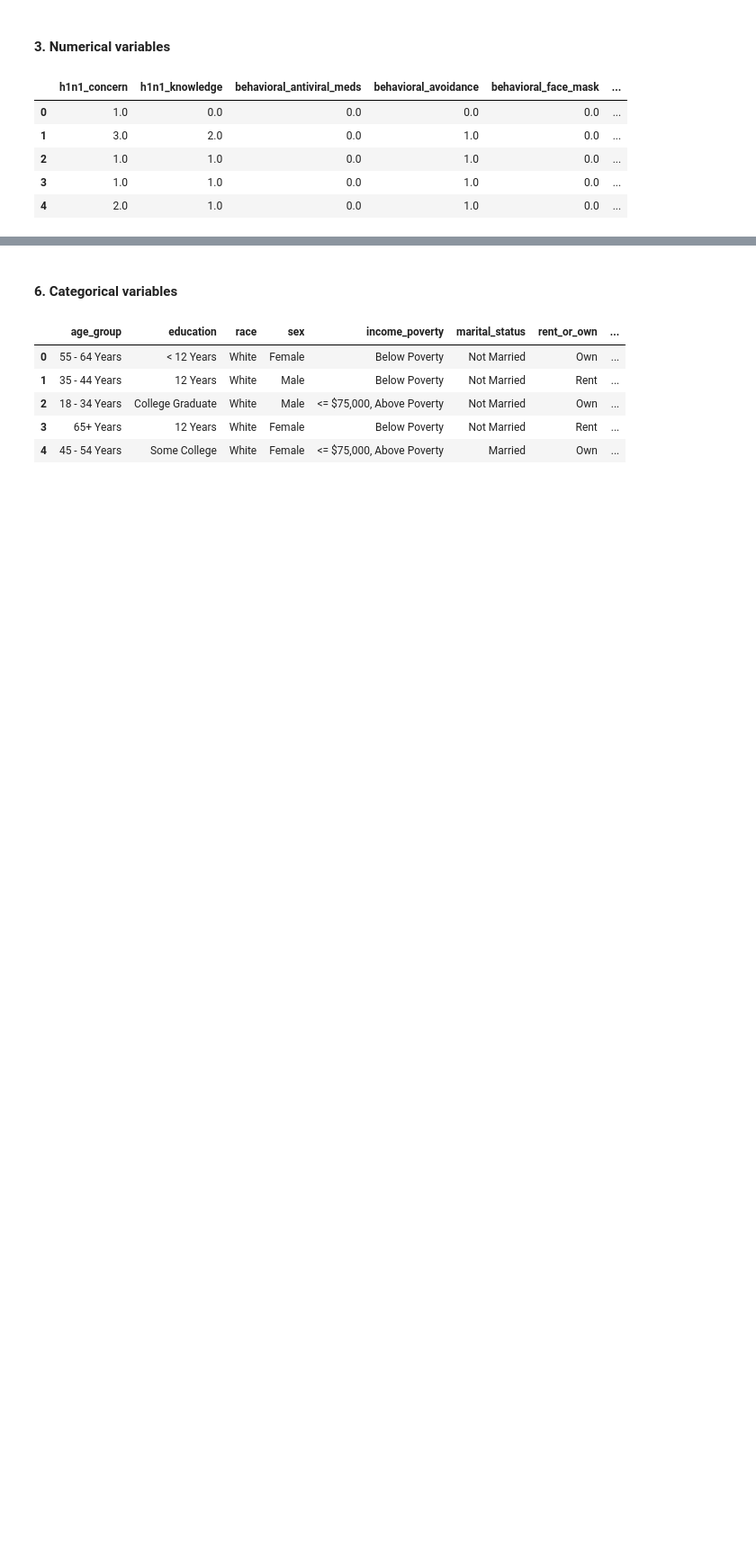
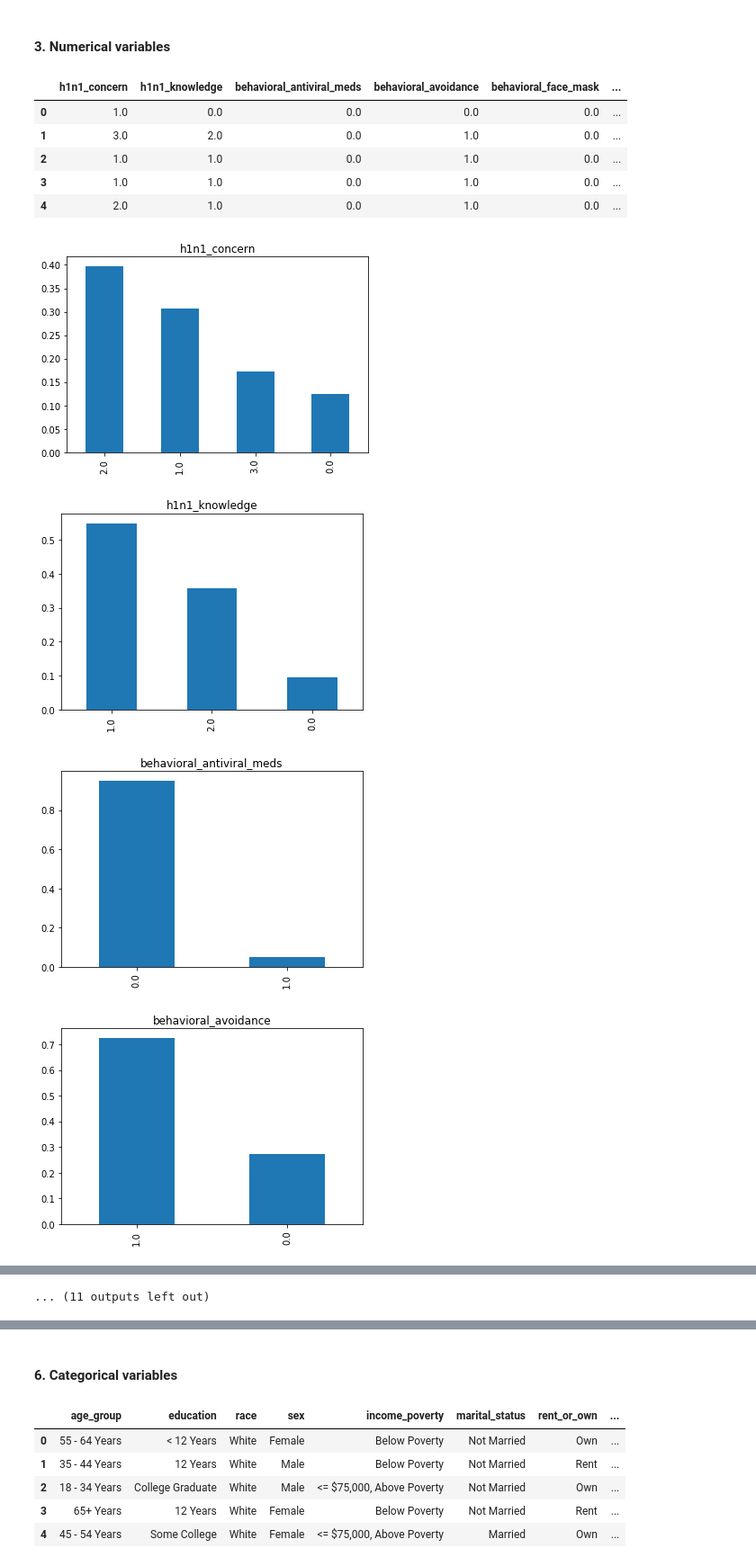
Before and after one commit to joaovitorfranco/flu-shot-competition, a Jupyter notebook: ExploratoryAnalysis.ipynb, the cells around one changed output, grey strips where cells are left out. Shown at 90% size. Drawn from its saved outputs; the diff is of its cells as text; code cells hidden in the pictures; blank space fills up the shorter version.

```diff
--- a/ExploratoryAnalysis.ipynb
+++ b/ExploratoryAnalysis.ipynb
@@ -119,14 +132,11 @@ df[vars_with_na].head()
 | 3 | 1.0 | 1.0 | 0.0 | 1.0 | 0.0 | ... |
 | 4 | 2.0 | 1.0 | 0.0 | 1.0 | 0.0 | ... |
 # %%
-def analyse_na_value(df, var, target):
+def analyse_na_value_rate(df, var, target, ax=None):
 
     df = df.copy()
 
-    # let's make a variable that indicates 1 if the observation was missing or zero otherwise
     df[var] = np.where(df[var].isnull(), 1, 0)
-
-    # let's compare target variable in the observations where data is missing
 
     total = pd.pivot_table(data=df, index=df[var], columns=df[target], values='respondent_id', aggfunc='count')
 
@@ -134,12 +144,10 @@ def analyse_na_value(df, var, target):
 
     row_share = total.div(row_total, axis='index')
 
-    row_share.plot(kind='bar', stacked=True)
+    row_share.plot(kind='bar', stacked=True, ax=ax)
 
-    plt.title(var)
-    plt.xlabel('Missing data')
-    plt.xticks(rotation=0)
-    plt.show()
+    ax.set(title=var)
+
+    ax.set_xlabel("Missing data", fontsize=10, labelpad=-15)
+
+    ax.tick_params(labelrotation=0)
-# %%
-for var in vars_with_na:
-    analyse_na_value(df, var, target='h1n1_vaccine')
@@ -160,3 +153,0 @@ for var in vars_with_na:
-# %%
-for var in vars_with_na:
-    analyse_na_value(df, var, target='seasonal_vaccine')
@@ -198,8 +154,12 @@ def analyse_na_value_subplot(df, var, target, ax=None):
 # %%
 fig, ax = plt.subplots(len(vars_with_na), 2, figsize=(9, len(vars_with_na)*4))
+
 for idx, var in enumerate(vars_with_na):
-    analyse_na_value_subplot(df, var, target='h1n1_vaccine', ax=ax[idx, 0])
-    analyse_na_value_subplot(df, var, target='seasonal_vaccine', ax=ax[idx, 1])
+
+    analyse_na_value_rate(df, var, target='h1n1_vaccine', ax=ax[idx, 0])
+
+    analyse_na_value_rate(df, var, target='seasonal_vaccine', ax=ax[idx, 1])
+
     fig.tight_layout()
 # %% [output]
 [figure]
@@ -216,3 +176,22 @@ df[vars_with_num].head()
 | 2 | 1.0 | 1.0 | 0.0 | 1.0 | 0.0 | ... |
 | 3 | 1.0 | 1.0 | 0.0 | 1.0 | 0.0 | ... |
 | 4 | 2.0 | 1.0 | 0.0 | 1.0 | 0.0 | ... |
+# %%
+def analyse_value_counts(df, var):
+
+    df = df.copy()
+
+    df[var].value_counts(normalize=True).plot(kind='bar')
+
+    plt.title(var)
+
+    plt.show()
+
+
+for var in vars_with_num:
+    analyse_value_counts(df, var)
+# %% [output]
+[figure, added]
+[figure, added]
+[figure, added]
+[figure, added]
@@ -219 +206,2 @@ df[vars_with_num].head()
+... (11 outputs left out)
 # %%
```
Also changed, not shown: parts of 15 cells of this notebook.
